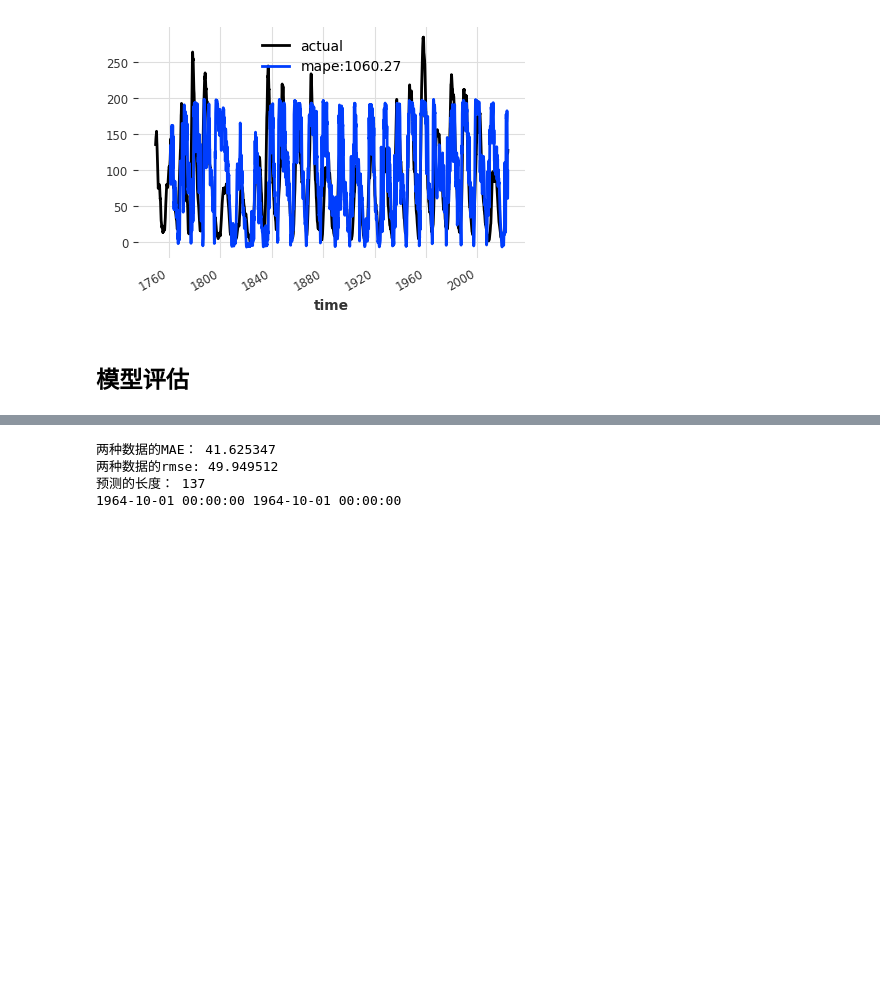
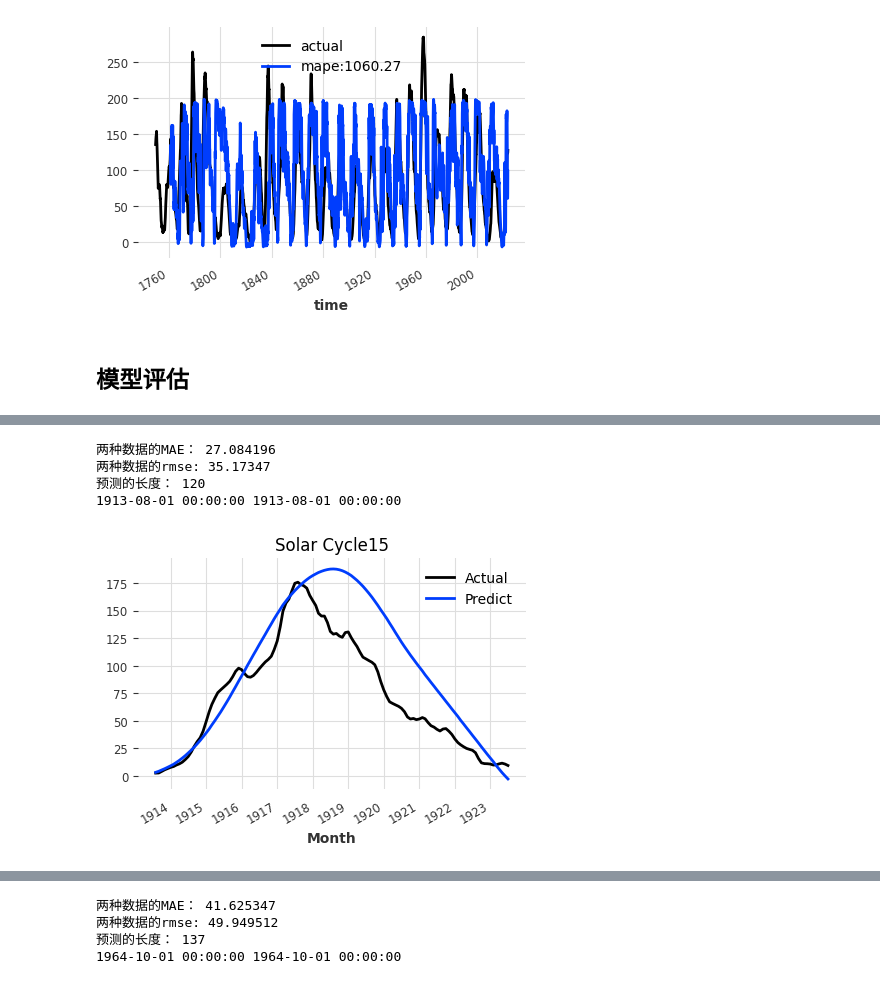
Before and after one commit to zhaocui1207/solar-cycle-prediction-by-tcn, a Jupyter notebook: TCN_one-step.ipynb, the cells around one changed output, grey strips where cells are left out. Cells and saved outputs as stored; diff of their text form; code cells hidden in the pictures; blank space fills up the shorter version.

```diff
--- a/TCN_one-step.ipynb
+++ b/TCN_one-step.ipynb
@@ -162,3 +183,11 @@ def eval_model(model,before_series,series,title):
     plt.title(title)
     plt.legend()
     plt.show()
+# %%
+eval_model(best_model, before_series_cycle15,series_cycle15,"Solar Cycle15")
+# %% [output]
+两种数据的MAE： 27.084196
+两种数据的rmse: 35.17347
+预测的长度： 120
+1913-08-01 00:00:00 1913-08-01 00:00:00
+[figure, added]
```
Also changed, not shown: parts of 16 cells of this notebook, 1 other file.
